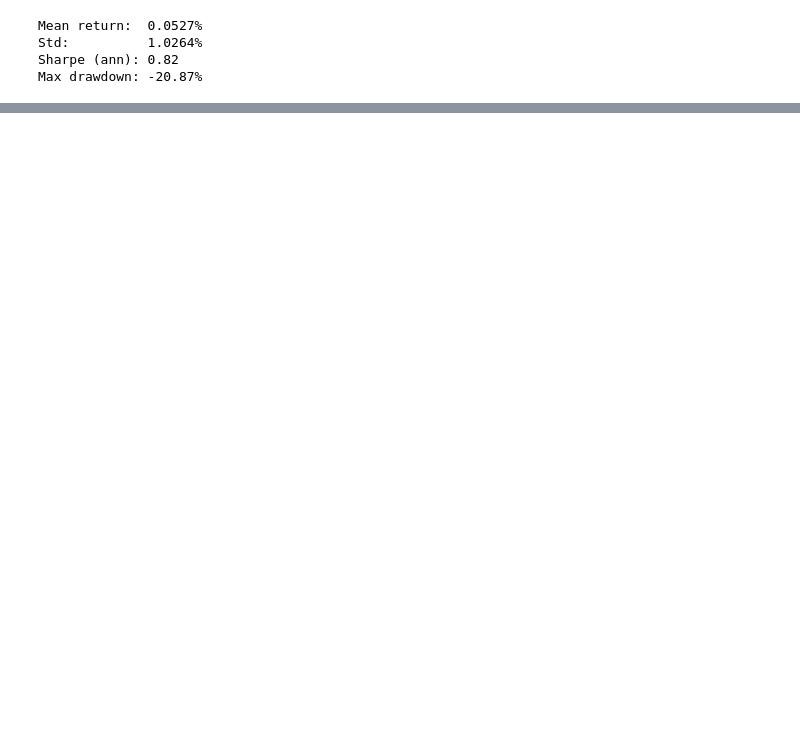
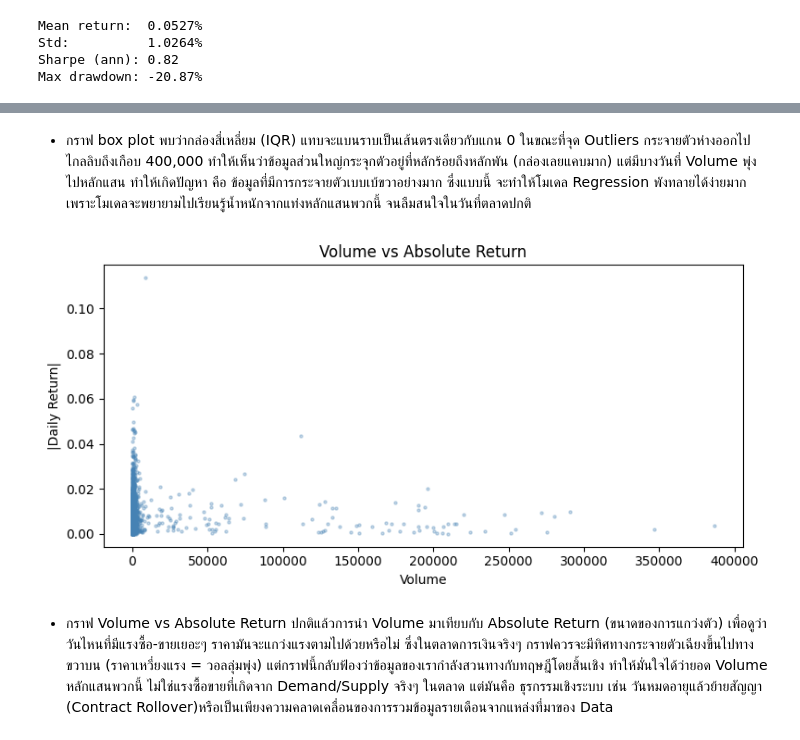
Before and after one commit to atiwit/CPE232-goldpriceforecast, a Jupyter notebook: notebooks/3_eda.ipynb, the cells around one changed output, grey strips where cells are left out. Cells and saved outputs as stored; diff of their text form; code cells hidden in the pictures; blank space fills up the shorter version.

```diff
--- a/notebooks/3_eda.ipynb
+++ b/notebooks/3_eda.ipynb
@@ -385,0 +448,20 @@ Max drawdown: -20.87%
+# %% [markdown]
+* กราฟ box plot
+พบว่ากล่องสี่เหลี่ยม (IQR) แทบจะแบนราบเป็นเส้นตรงเดียวกับแกน 0 ในขณะที่จุด Outliers กระจายตัวห่างออกไปไกลลิบถึงเกือบ 400,000  ทำให้เห็นว่าข้อมูลส่วนใหญ่กระจุกตัวอยู่ที่หลักร้อยถึงหลักพัน (กล่องเลยแคบมาก) แต่มีบางวันที่ Volume พุ่งไปหลักแสน ทำให้เกิดปัญหา คือ ข้อมูลที่มีการกระจายตัวเบบเบ้ขวาอย่างมาก ซึ่งแบบนี้ จะทำให้โมเดล Regression พังทลายได้ง่ายมาก เพราะโมเดลจะพยายามไปเรียนรู้น้ำหนักจากแท่งหลักแสนพวกนี้ จนลืมสนใจในวันที่ตลาดปกติ
+# %%
+# Volume vs price change
+df['abs_return'] = df['gold_return'].abs()
+
+fig, ax = plt.subplots(figsize=(8, 4))
+ax.scatter(df['gold_vol'], df['abs_return'], alpha=0.3, s=5, color='steelblue')
+ax.set_xlabel('Volume')
+ax.set_ylabel('|Daily Return|')
+ax.set_title('Volume vs Absolute Return')
+plt.tight_layout()
+plt.show()
+# %% [output]
+[figure, added]
+# %% [markdown]
+* กราฟ Volume vs Absolute Return
+ปกติแล้วการนำ Volume มาเทียบกับ Absolute Return (ขนาดของการแกว่งตัว) เพื่อดูว่าวันไหนที่มีแรงซื้อ-ขายเยอะๆ ราคามันจะแกว่งแรงตามไปด้วยหรือไม่ ซึ่งในตลาดการเงินจริงๆ กราฟควรจะมีทิศทางกระจายตัวเฉียงขึ้นไปทางขวาบน (ราคาเหวี่ยงแรง = วอลลุ่มพุ่ง) แต่กราฟนี้กลับฟ้องว่าข้อมูลของเรากำลังสวนทางกับทฤษฎีโดยสิ้นเชิง
+ทำให้มั่นใจได้ว่ายอด Volume หลักแสนพวกนี้ ไม่ใช่แรงซื้อขายที่เกิดจาก Demand/Supply จริงๆ ในตลาด แต่มันคือ ธุรกรรมเชิงระบบ เช่น วันหมดอายุแล้วย้ายสัญญา (Contract Rollover)หรือเป็นเพียงความคลาดเคลื่อนของการรวมข้อมูลรายเดือนจากแหล่งที่มาของ Data
```
Also changed, not shown: parts of 30 cells of this notebook.
